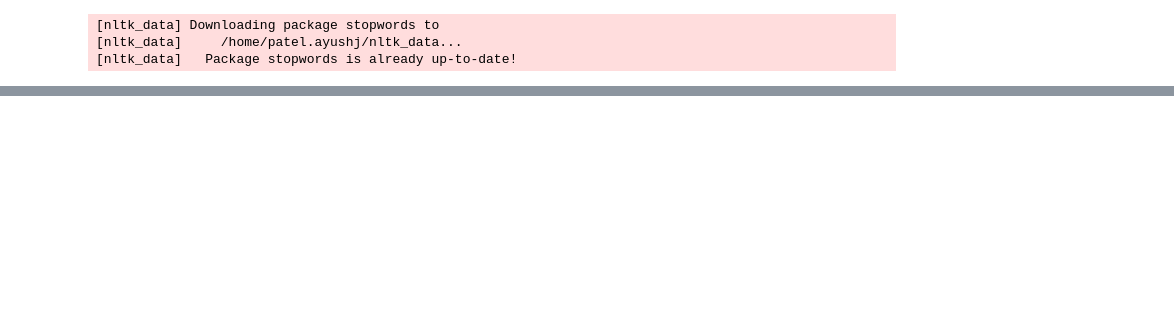
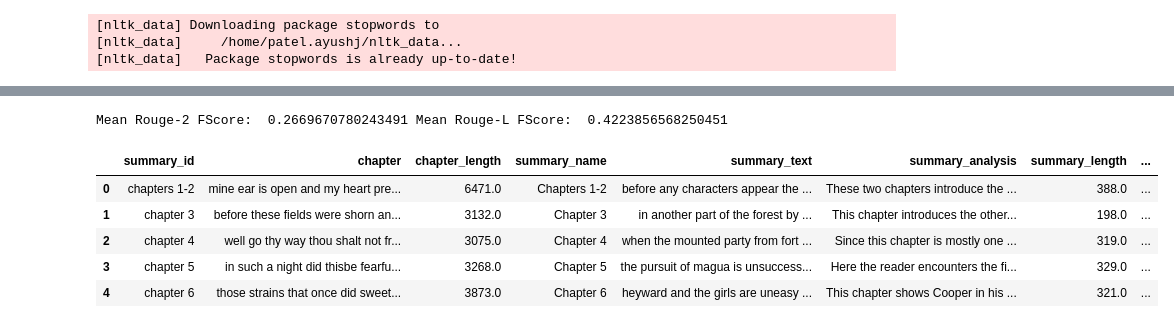
Before and after one commit to ronair212/LitArt, a Jupyter notebook: notebooks/Seq2Seq.ipynb, the cells around one changed output, grey strips where cells are left out. Saved outputs shown, nothing was run; the diff lists cells and outputs as text; code cells hidden in the pictures; blank space fills up the shorter version.

```diff
--- a/notebooks/Seq2Seq.ipynb
+++ b/notebooks/Seq2Seq.ipynb
@@ -600,7 +663,7 @@ def predict(encoder, decoder, sentence, input_lang, output_lang, max_length=1119
 
         return decoded_words, decoder_attentions[:di + 1]
 # %%
-def generate_predictions(x_test, encoder, decoder, input_vocab, output_vocab, max_length=111989, print_every=20):
+def generate_predictions(x_test, encoder, decoder, input_vocab, output_vocab, max_length, print_every=20):
     ''' Generate the predicted summaries of the source texts on x_test
         Input:
         - x_test: list of strings, the source texts
@@ -645,6 +711,6 @@ hidden_size = 100
 encoder1 = EncoderRNN(input_lang.n_words, hidden_size).to(device)
 attn_decoder1 = AttnDecoderRNN(hidden_size, output_lang.n_words, dropout_p=0.2).to(device)
 
-trainIters(encoder1, attn_decoder1, 75000, print_every=5000)
+trainIters(encoder1, attn_decoder1, 5000, print_every=100)
 # %% [output]
 Training....
@@ -656,0 +743,7 @@ output_lang.save_to_file('output_vocab.pkl')
+# %%
+x_test = validate_data['first_60_words'].values
+y_test = validate_data['first_60_words_summary'].values
+# Generate the predctions on the validation dataset
+predicted_summaries = generate_predictions(x_test, encoder1, attn_decoder1, input_lang, output_lang, MAX_LENGTH, 100)
+# Set teh labeled summaries as the y_test variable, column summary of our dataset
+labeled_summaries = y_test
@@ -656,0 +816,24 @@ output_lang.save_to_file('output_vocab.pkl')
+# %%
+# Calculate the Rouge-2 and Rouge-L metrics for the validation dataset
+r2_f, r2_p, r2_r, rl_f, rl_p, rl_r = eval_metrics(predicted_summaries, list(labeled_summaries), False)
+print('Mean Rouge-2 FScore: ',np.mean(r2_f), 'Mean Rouge-L FScore: ',np.mean(rl_f))
+#Store the results on the dataframe
+validate_data['pred_summary'] = predicted_summaries
+validate_data['rouge2-f'] = r2_f
+validate_data['rouge2-p'] = r2_p
+validate_data['rouge2-r'] = r2_r
+validate_data['rougel-f'] = rl_f
+validate_data['rougel-p'] = rl_p
+validate_data['rougel-r'] = rl_r
+# %% [output]
+Mean Rouge-2 FScore:  0.2669670780243491 Mean Rouge-L FScore:  0.4223856568250451
+# %%
+validate_data.to_csv('results.csv', index=False)
+validate_data.head(5)
+# %% [output]
+|  | summary_id | chapter | chapter_length | summary_name | summary_text | summary_analysis | summary_length | ... |
+| 0 | chapters 1-2 | mine ear is open and my heart pre... | 6471.0 | Chapters 1-2 | before any characters appear the ... | These two chapters introduce the ... | 388.0 | ... |
+| 1 | chapter 3 | before these fields were shorn an... | 3132.0 | Chapter 3 | in another part of the forest by ... | This chapter introduces the other... | 198.0 | ... |
+| 2 | chapter 4 | well go thy way thou shalt not fr... | 3075.0 | Chapter 4 | when the mounted party from fort ... | Since this chapter is mostly one ... | 319.0 | ... |
+| 3 | chapter 5 | in such a night did thisbe fearfu... | 3268.0 | Chapter 5 | the pursuit of magua is unsuccess... | Here the reader encounters the fi... | 329.0 | ... |
+| 4 | chapter 6 | those strains that once did sweet... | 3873.0 | Chapter 6 | heyward and the girls are uneasy ... | This chapter shows Cooper in his ... | 321.0 | ... |
```
Also changed, not shown: parts of 20 cells of this notebook.
